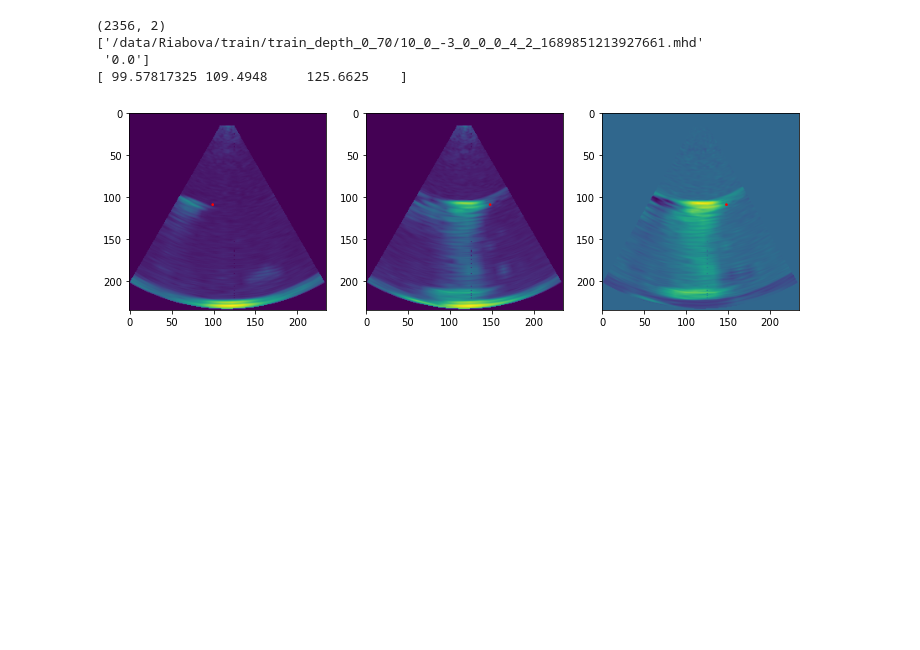
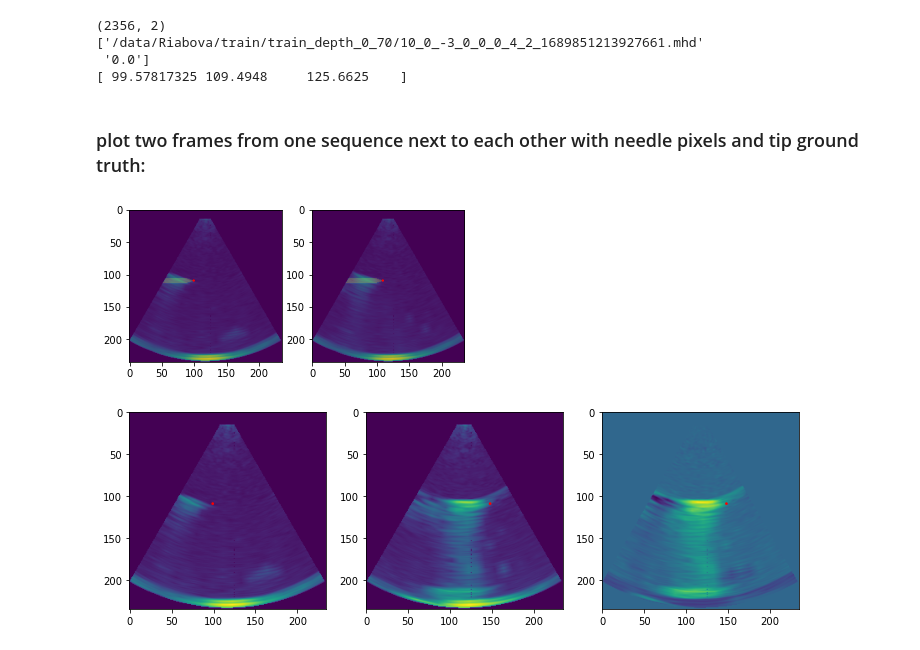
Before and after one commit to ryabovasasha08/US_3D_needle_detection, a Jupyter notebook: drafts.ipynb, the cells around one changed output. Saved outputs shown, nothing was run; the diff lists cells and outputs as text; code cells hidden in the pictures; blank space fills up the shorter version.

```diff
--- a/drafts.ipynb
+++ b/drafts.ipynb
@@ -51,6 +49,40 @@ print(y[0, :])
 ['/data/Riabova/train/train_depth_0_70/10_0_-3_0_0_0_4_2_1689851213927661.mhd'
  '0.0']
 [ 99.57817325 109.4948     125.6625    ]
+# %% [markdown]
+### plot two frames from one sequence next to each other with needle pixels and tip ground truth:
+# %%
+import h5py
+import matplotlib.pyplot as plt
+from utils.type_reader import get_image_array
+from matplotlib import patches
+
+
+input_image = get_image_array(X[0][0])
+h5_file = h5py.File('../train/needle_masks_h5/'+X[0][0][:-4].split("/")[-1]+'.hdf5', 'r')
+needle_mask = h5_file['default'][()]
+h5_file.close()
+
+frame_first = 0
+frame_second = 3
+label_first = labels[frame_first]
+label_second = labels[frame_second]
+
+fig = plt.figure()
+
+ax = fig.add_subplot(1, 2, 1)
+plt.imshow(input_image[:, :, int(label_first[2]), frame_first].T)
+plt.imshow(needle_mask[frame_first, :, :, int(label_first[2])].T, alpha=0.2)
+ax.add_patch(patches.Circle((int(label_first[0]), int(label_first[1])), radius=1, color='red'))
+
+ax = fig.add_subplot(1, 2, 2)
+plt.imshow(input_image[:, :, int(label_second[2]), frame_second].T)
+plt.imshow(needle_mask[frame_second, :, :, int(label_second[2])].T, alpha=0.2)
+ax.add_patch(patches.Circle((int(label_second[0]), int(label_second[1])), radius=1, color='red'))
+
+plt.show()
+# %% [output]
+[figure, added]
 # %%
 fig = plt.figure(figsize=(15, 15))
 
```
Also changed, not shown: parts of 6 cells of this notebook.
